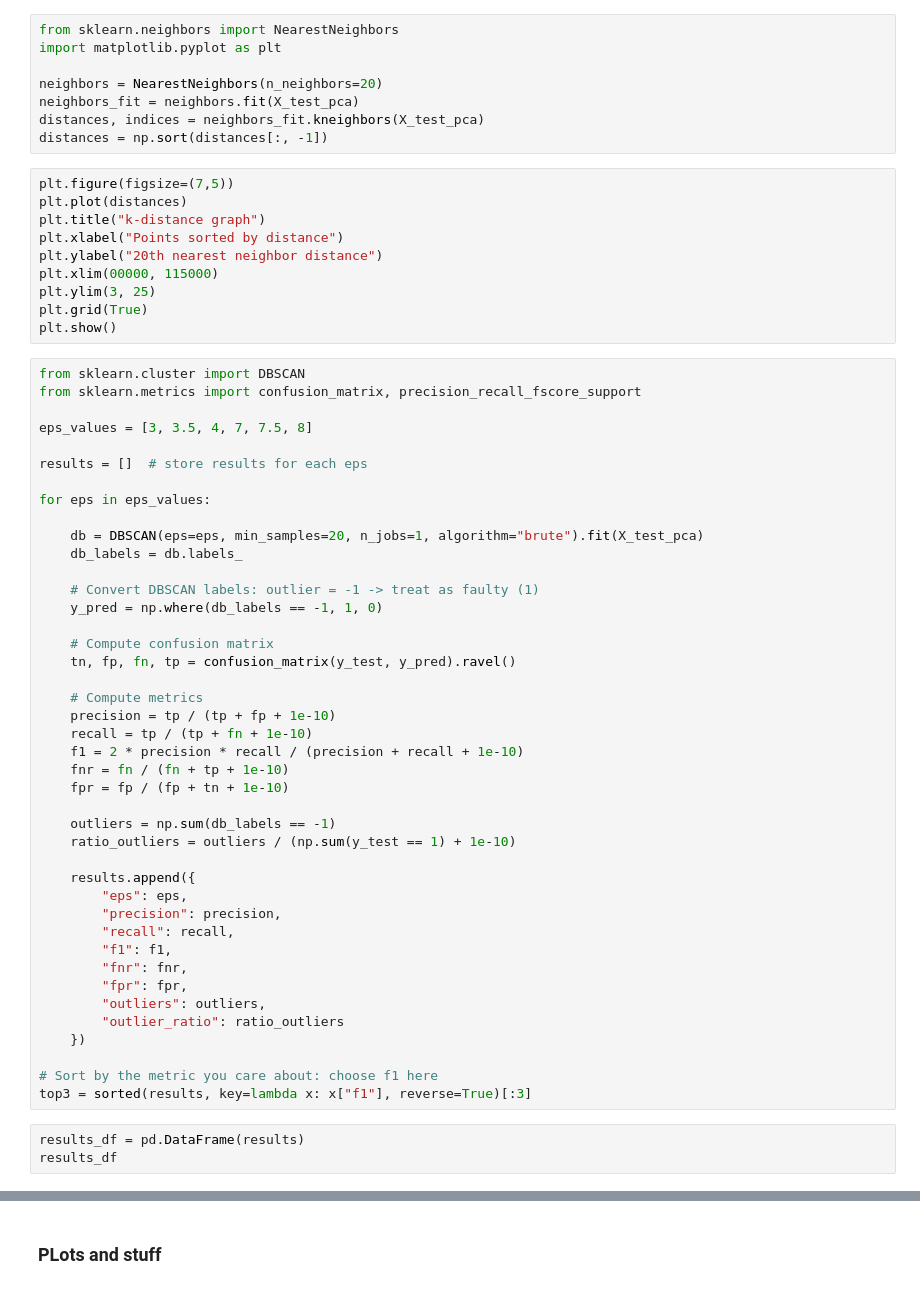
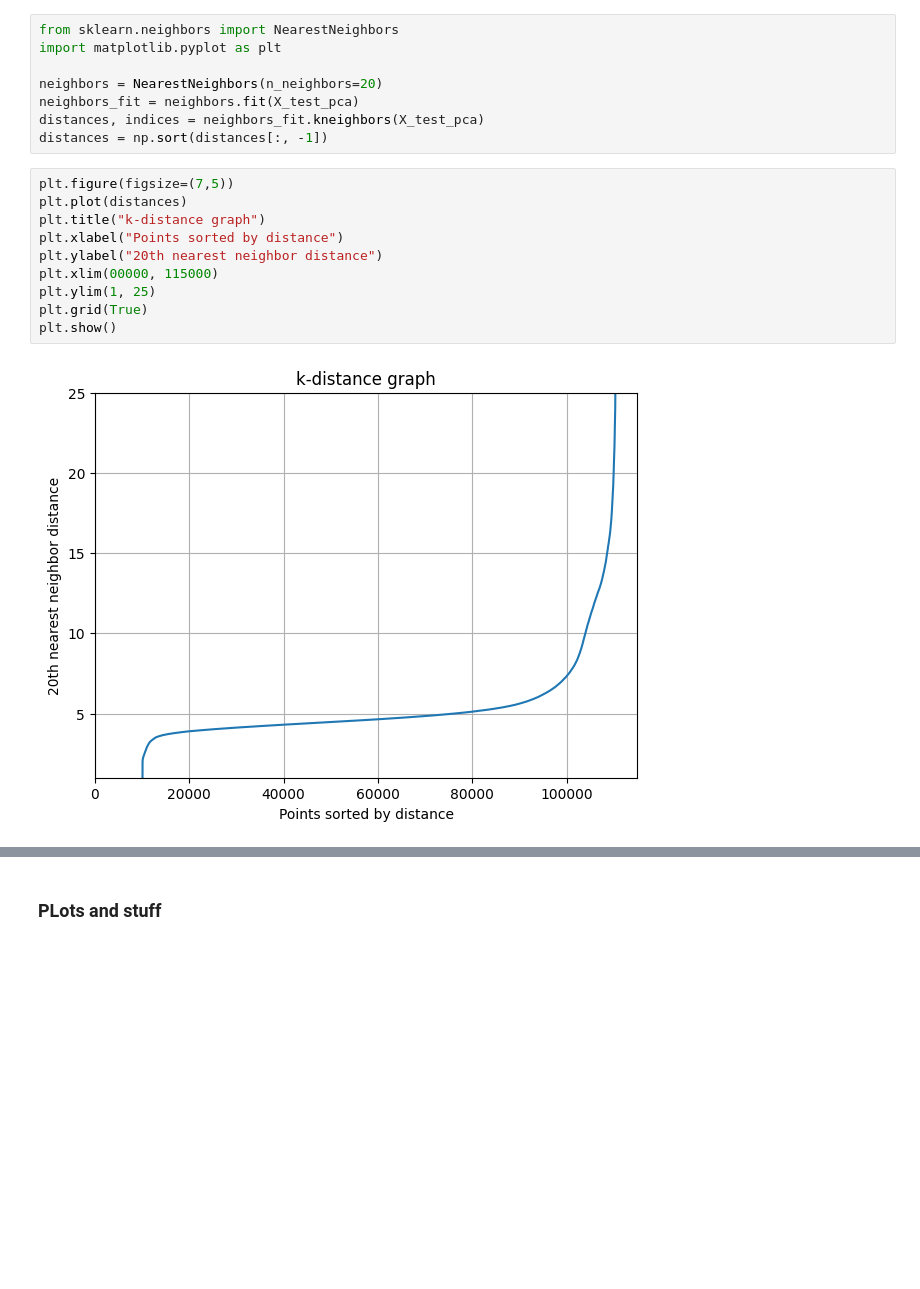
Before and after one commit to flod1n/R7022E-AI-in-processindustry-and-automation, a Jupyter notebook: Lab2_unsupervised/task2.ipynb, the cells around one changed output, grey strips where cells are left out. Drawn from its saved outputs; the diff is of its cells as text; blank space fills up the shorter version.

```diff
--- a/Lab2_unsupervised/task2.ipynb
+++ b/Lab2_unsupervised/task2.ipynb
@@ -131,56 +156,13 @@ distances = np.sort(distances[:, -1])
 # %%
 plt.figure(figsize=(7,5))
 plt.plot(distances)
 plt.title("k-distance graph")
 plt.xlabel("Points sorted by distance")
 plt.ylabel("20th nearest neighbor distance")
 plt.xlim(00000, 115000)
-plt.ylim(3, 25)
+plt.ylim(1, 25)
 plt.grid(True)
 plt.show()
+# %% [output]
+[figure, added]
-# %%
-from sklearn.cluster import DBSCAN
-from sklearn.metrics import confusion_matrix, precision_recall_fscore_support
-
-eps_values = [3, 3.5, 4, 7, 7.5, 8]
-
-results = []  # store results for each eps
-
-for eps in eps_values:
-
-    db = DBSCAN(eps=eps, min_samples=20, n_jobs=1, algorithm="brute").fit(X_test_pca)
-    db_labels = db.labels_
-
-    # Convert DBSCAN labels: outlier = -1 -> treat as faulty (1)
-    y_pred = np.where(db_labels == -1, 1, 0)
-
-    # Compute confusion matrix
-    tn, fp, fn, tp = confusion_matrix(y_test, y_pred).ravel()
-
-    # Compute metrics
-    precision = tp / (tp + fp + 1e-10)
-    recall = tp / (tp + fn + 1e-10)
-    f1 = 2 * precision * recall / (precision + recall + 1e-10)
-    fnr = fn / (fn + tp + 1e-10)
-    fpr = fp / (fp + tn + 1e-10)
-
-    outliers = np.sum(db_labels == -1)
-    ratio_outliers = outliers / (np.sum(y_test == 1) + 1e-10)
-
-    results.append({
-        "eps": eps,
-        "precision": precision,
-        "recall": recall,
-        "f1": f1,
-        "fnr": fnr,
-        "fpr": fpr,
-        "outliers": outliers,
-        "outlier_ratio": ratio_outliers
-    })
-
-# Sort by the metric you care about: choose f1 here
-top3 = sorted(results, key=lambda x: x["f1"], reverse=True)[:3]
-# %%
-results_df = pd.DataFrame(results)
-results_df
 # %%
```
Also changed, not shown: parts of 7 cells of this notebook.
